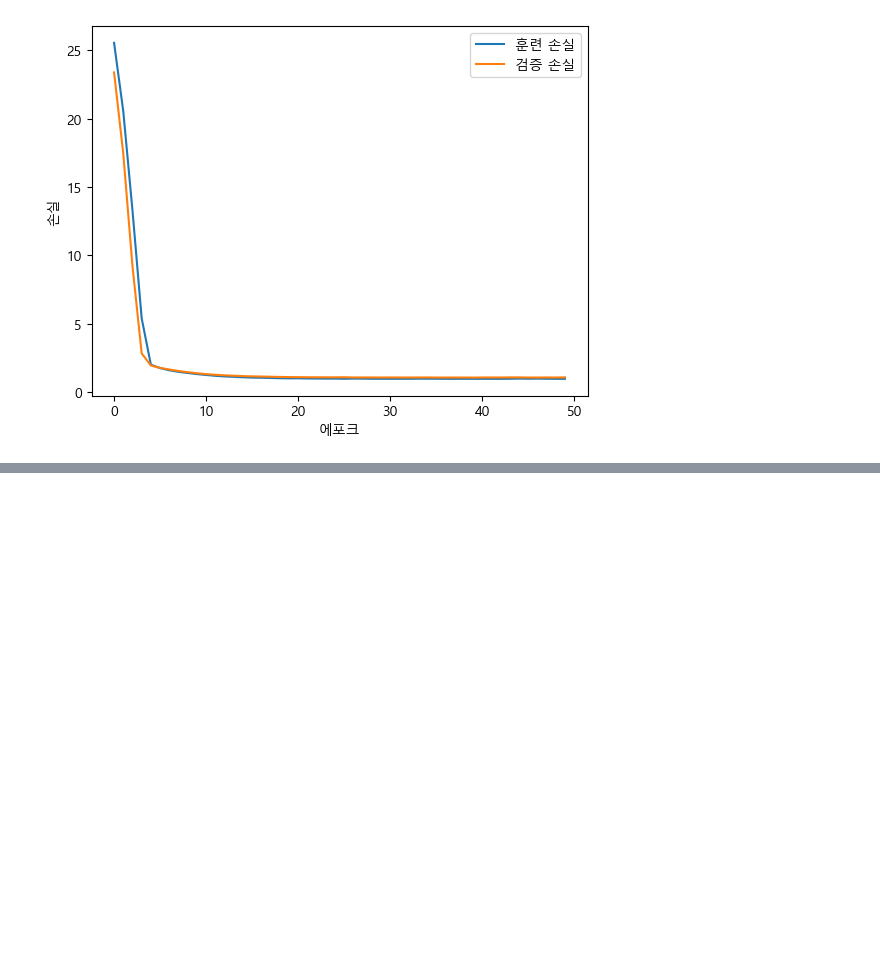
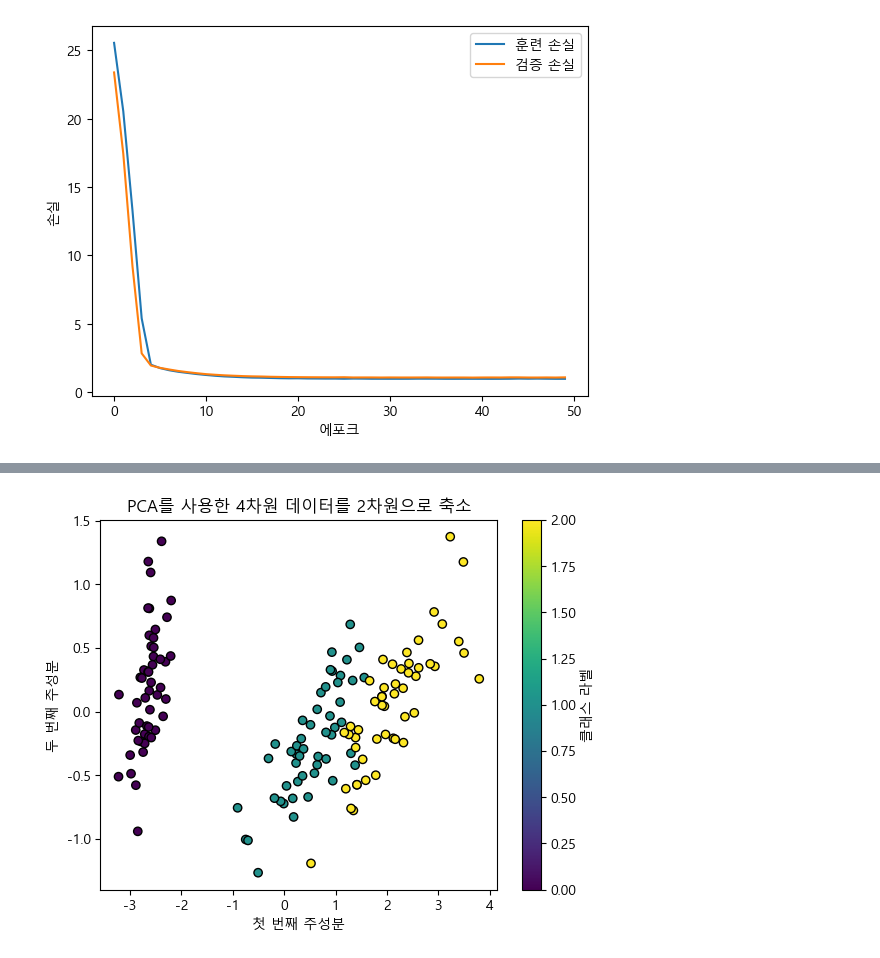
Before and after one commit to jinwoo123456/aipm-python, a Jupyter notebook: colab-deaprunning/xor.ipynb, the cells around one changed output, grey strips where cells are left out. Drawn from its saved outputs; the diff is of its cells as text; code cells hidden in the pictures; blank space fills up the shorter version.

```diff
--- a/colab-deaprunning/xor.ipynb
+++ b/colab-deaprunning/xor.ipynb
@@ -168,0 +310,24 @@ plt.show()
+# %%
+import numpy as np
+import matplotlib.pyplot as plt
+from sklearn.decomposition import PCA
+from sklearn.datasets import load_iris
+
+# 예제 데이터 로드 (Iris 데이터셋)
+data = load_iris()
+X = data.data  # 4차원 데이터 (꽃받침 길이, 꽃받침 너비, 꽃잎 길이, 꽃잎 너비)
+y = data.target  # 클래스 라벨 (0, 1, 2)
+
+# PCA를 사용하여 4차원 데이터를 2차원으로 축소
+pca = PCA(n_components=2)
+X_reduced = pca.fit_transform(X)
+
+# 2차원 시각화
+plt.scatter(X_reduced[:, 0], X_reduced[:, 1], c=y, cmap='viridis', edgecolor='k')
+plt.xlabel('첫 번째 주성분')
+plt.ylabel('두 번째 주성분')
+plt.title('PCA를 사용한 4차원 데이터를 2차원으로 축소')
+plt.colorbar(label='클래스 라벨')
+plt.show()
+# %% [output]
+[figure, added]
```
Also changed, not shown: parts of 4 cells of this notebook, 13 other files.
